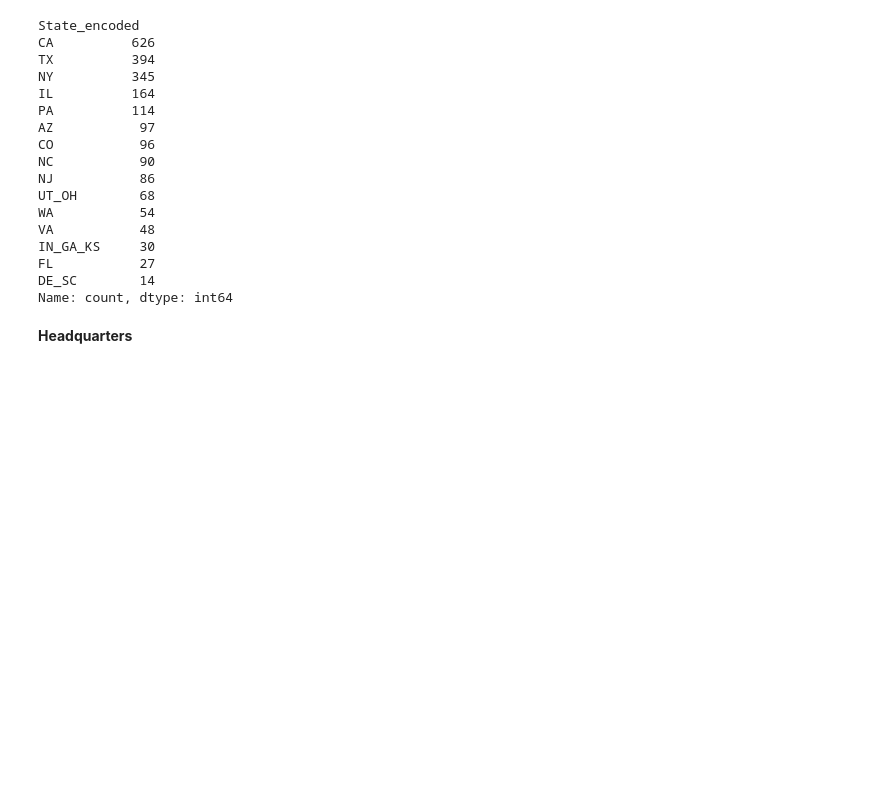
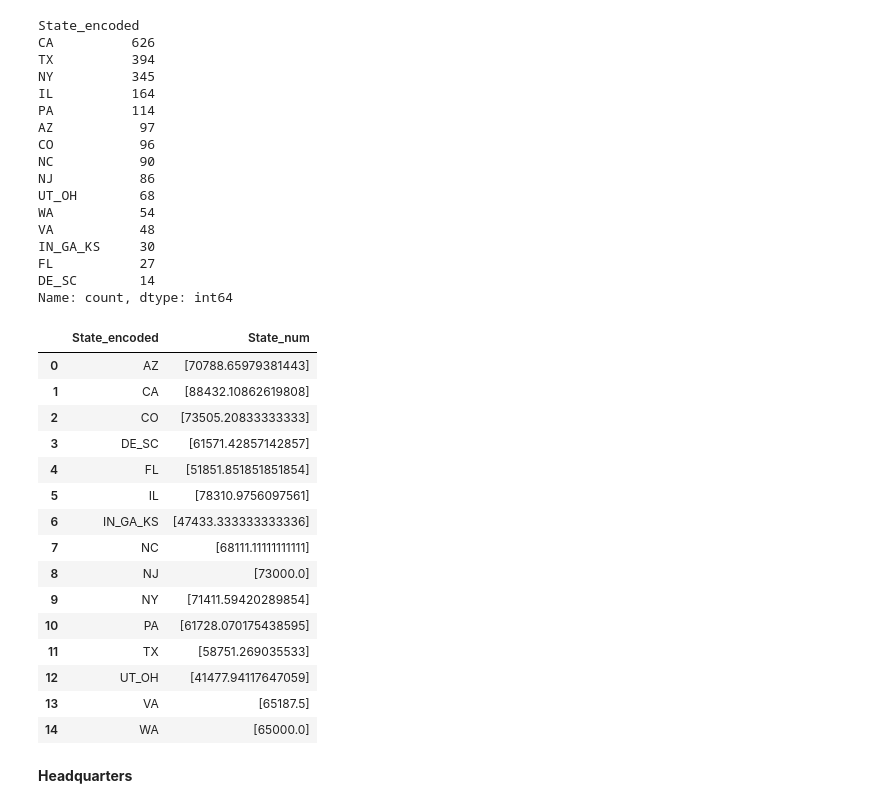
Before and after one commit to sarachillon/casKaggle, a Jupyter notebook: Preprocessing.ipynb, the cells around one changed output. Saved outputs shown, nothing was run; the diff lists cells and outputs as text; code cells hidden in the pictures; blank space fills up the shorter version.

```diff
--- a/Preprocessing.ipynb
+++ b/Preprocessing.ipynb
@@ -1391,10 +1377,30 @@ FL           27
 DE_SC        14
 Name: count, dtype: int64
 # %%
-# Codificar a numèrica
-le = LabelEncoder()
-df['Location_num'] = le.fit_transform(df['State_encoded'])
-df.drop(columns=['State_encoded', 'Location_final'], inplace=True)
+# Codificar a numèrica amb target encoding
+location_mean_salary = df.groupby('State_encoded')['avg_salary'].mean()
+
+df['State_num'] = df['State_encoded'].map(location_mean_salary)
+
+region_summary = df.groupby('State_encoded')['State_num'].unique().reset_index()
+region_summary
+# %% [output]
+|  | State_encoded | State_num |
+| 0 | AZ | [70788.65979381443] |
+| 1 | CA | [88432.10862619808] |
+| 2 | CO | [73505.20833333333] |
+| 3 | DE_SC | [61571.42857142857] |
+| 4 | FL | [51851.851851851854] |
+| 5 | IL | [78310.9756097561] |
+| 6 | IN_GA_KS | [47433.333333333336] |
+| 7 | NC | [68111.11111111111] |
+| 8 | NJ | [73000.0] |
+| 9 | NY | [71411.59420289854] |
+| 10 | PA | [61728.070175438595] |
+| 11 | TX | [58751.269035533] |
+| 12 | UT_OH | [41477.94117647059] |
+| 13 | VA | [65187.5] |
+| 14 | WA | [65000.0] |
 # %% [markdown]
 **Headquarters**
 # %%
```
Also changed, not shown: parts of 15 cells of this notebook.
